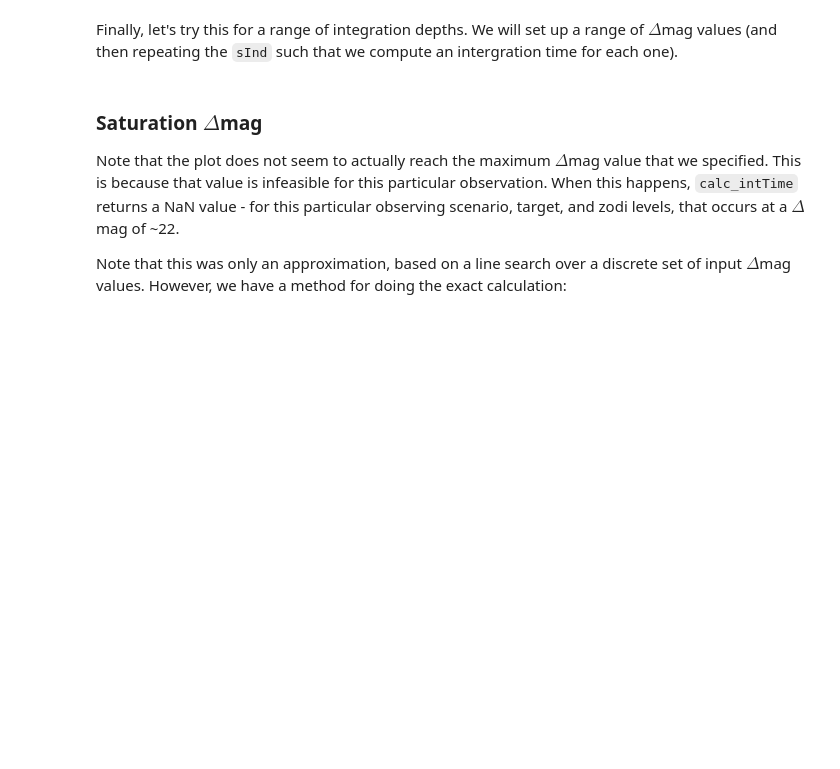
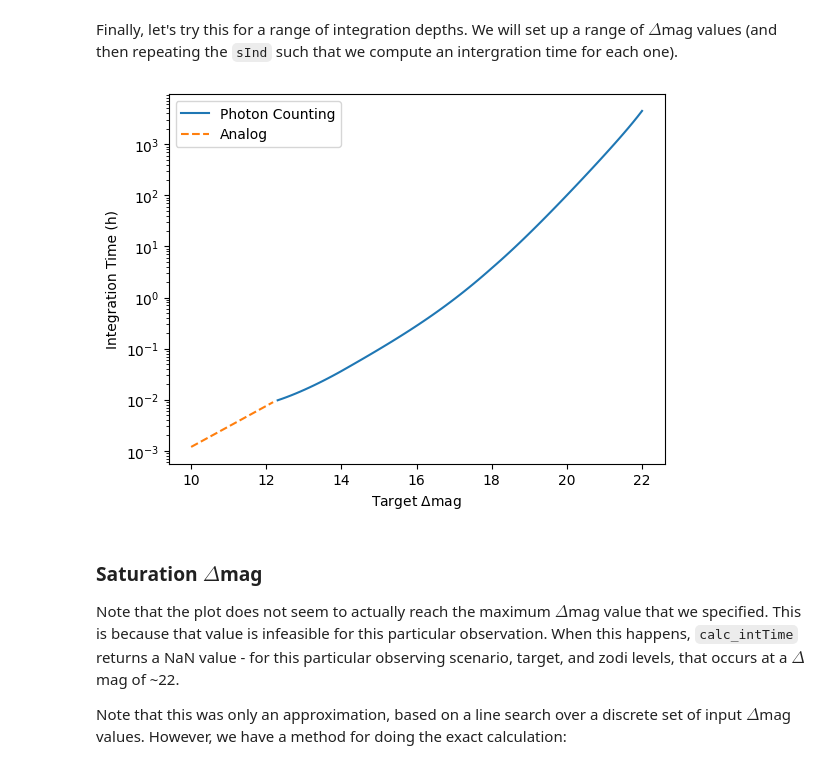
Before and after one commit to ChenXie-astro/corgietc, a Jupyter notebook: 01_Anatomy_of_an_Integration_Time_Calculation_HD163296.ipynb, the cells around one changed output. Cells and saved outputs as stored; diff of their text form; code cells hidden in the pictures; blank space fills up the shorter version.

```diff
--- a/01_Anatomy_of_an_Integration_Time_Calculation_HD163296.ipynb
+++ b/01_Anatomy_of_an_Integration_Time_Calculation_HD163296.ipynb
@@ -118,17 +153,16 @@ specs["modules"]
 All entries that are blank spaces indicate that the prototype (default) object type should be built.  As you can see, the template input specification sets the `OpticalSystem` to `corgietc`.  By leaving the `StarCatalog` module blank, we are generating a fake catalog of stars (in fact, just one star). Let's instantiate the `TargetList` and take a look.
 # %%
 # Build the targetlist object
-# specs["VmagFill"] = 2
 # create a copy of the default input specification
-specs = copy.deepcopy(specs)
+specs2 = copy.deepcopy(specs)
 # update the modules dictionary to use the HIPfromSimbad star catalog
-specs["modules"]["StarCatalog"] = "HIPfromSimbad"
+specs2["modules"]["StarCatalog"] = "HIPfromSimbad"
 # generate the target list
 
 # HD163296: HIP87819
 # HD191089: HIP99273
-TL = EXOSIMS.Prototypes.TargetList.TargetList(**copy.deepcopy(specs), catalogpath=[87819])        # HD163296
-# TL = EXOSIMS.Prototypes.TargetList.TargetList(**copy.deepcopy(specs), catalogpath=[99273])      # HD191089
+TL = EXOSIMS.Prototypes.TargetList.TargetList(**copy.deepcopy(specs2), catalogpath=[87819])        # HD163296
+# TL = EXOSIMS.Prototypes.TargetList.TargetList(**copy.deepcopy(specs2), catalogpath=[99273])      # HD191089
 
-TL = EXOSIMS.Prototypes.TargetList.TargetList(**copy.deepcopy(specs))
+# TL = EXOSIMS.Prototypes.TargetList.TargetList(**copy.deepcopy(specs2))
 OS = TL.OpticalSystem
@@ -136,16 +188,6 @@ OS = TL.OpticalSystem
 Notice that we used a copy of the input specification rather than directly sending it to the `TargetList`.  You can actually do either, but `EXOSIMS` objects will modify the input specification as they pass it around, so if you want to retain the original, you have to use a copy.
 
 We can inspect the single fake target we created:
-# %%
-TL.Name = ['HD163296']
-# TL.coords = SkyCoord(ra=173.273236*u.deg, dec=-54.324596*u.deg, 103.8 *u.pc)
-TL.coords = [269.088701, -21.956076, 100.5]
-TL.Vmag = [2]
-
-# TL.Name = ['HD191089']
-# # TL.coords = SkyCoord(ra=173.273236*u.deg, dec=-54.324596*u.deg, 103.8 *u.pc)
-# TL.coords = [302.271732, -26.224033, 50.0]
-# TL.Vmag = [7.18]
 # %%
 # let's check on the target
 print(f"Name: {TL.Name}")
@@ -210,5 +282,5 @@ dMag = np.array([17.5])
 
 We wish to use 7.5 $\lambda/D$ as the coronagraph operating point (again matching ``cgi_noise`` test defaults). The input needs to have physical angle values, so we will scale it by the mode's wavelength and the Roman primary diameter:
 # %%
-WA = np.array([7.5]) * (mode["lam"]/OS.pupilDiam).to(u.arcsec, equivalencies=u.dimensionless_angles())
+WA = np.array([9]) * (mode["lam"]/OS.pupilDiam).to(u.arcsec, equivalencies=u.dimensionless_angles())
 WA
@@ -225,5 +301,5 @@ intTimes.to(u.s)
 Finally, let's try this for a range of integration depths.  We will set up a range of $\Delta$mag values (and then repeating the `sInd` such that we compute an intergration time for each one).
 # %%
 # now let's try a range of delta-mags
-dMags = np.linspace(16, 23, 100)
-intTimes = OS.calc_intTime(TL, [sInds]*len(dMags), fZ, JEZ, dMags, WA, mode, TK=TK)
+dMags = np.linspace(10, 22, 100)
+# intTimes = OS.calc_intTime(TL, [sInds]*len(dMags), fZ, JEZ, dMags, WA, mode, TK=TK)
@@ -236,3 +306,15 @@ plt.title(fr"Maximum Achievable $\Delta$mag $\approx$ {np.min(dMags[np.isnan(int
+# %%
+Cp, Cb, Csp, extra = OS.Cp_Cb_Csp(TL, [sInds]*len(dMags), fZ, JEZ, dMags, WA, mode, TK=TK, returnExtra=True)
+OS.forcePhotonCounting = False
+intTimes_auto = OS.calc_intTime(TL, [sInds]*len(dMags), fZ, JEZ, dMags, WA, mode, TK=TK)
+plt.figure()
+plt.semilogy(dMags[extra["photonCounting"]], intTimes_auto[extra["photonCounting"]].to(u.s), label="Photon Counting")
+plt.semilogy(dMags[~extra["photonCounting"]], intTimes_auto[~extra["photonCounting"]].to(u.s), '--', label="Analog")
+plt.xlabel(r"Target $\Delta$mag")
+plt.ylabel(f"Integration Time ({intTimes_allPhotonCounting.to(u.s).unit})")
+plt.legend();
+# %% [output]
+[figure, added]
 # %% [markdown]
 ### Saturation $\Delta$mag
 
```
Also changed, not shown: parts of 22 cells of this notebook.
